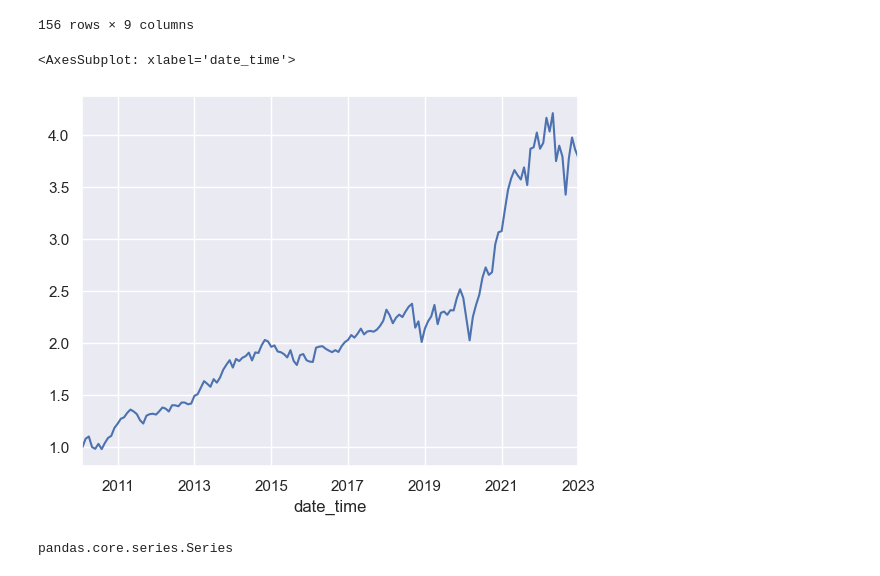
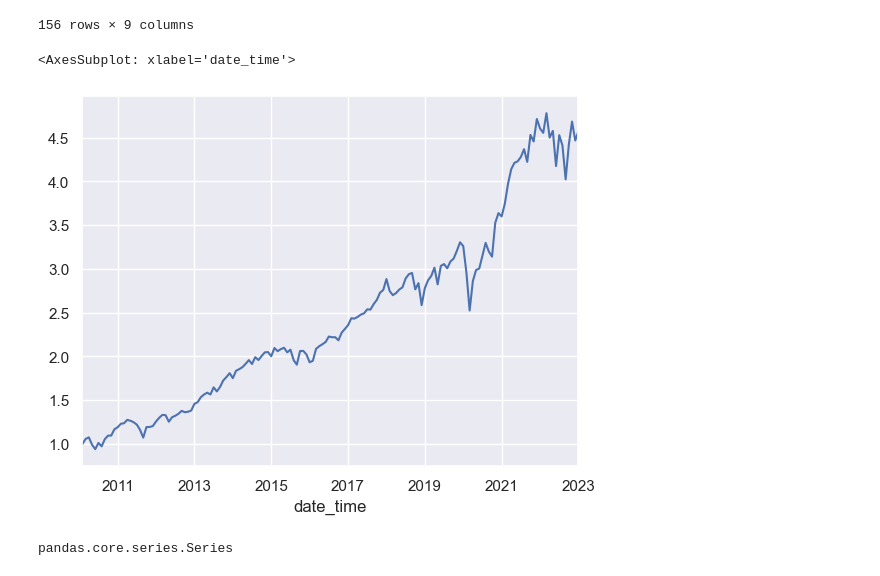
Before and after one commit to cswcjt/Quant-Project, a Jupyter notebook: quant/test_ts.ipynb, the cells around one changed output. Drawn from its saved outputs; the diff is of its cells as text; code cells hidden in the pictures.

```diff
--- a/quant/test_ts.ipynb
+++ b/quant/test_ts.ipynb
@@ -103,17 +103,17 @@ ew_weight = cs_weight.ew()
 ew_weight = ew_weight.fillna(0)
 # %%
 # 횡적 자산배분의 결과 확인
-port_val = calculate_portvals(price_df=price_universe, weight_df=ew_weight)
+port_val = calculate_portvals(price_df=price_universe, weight_df=beta_weight)
 port_val
 
 port_rets = get_daily_rets(port_val)
 port_rets
 
 port_cum_rets = get_cum_rets(port_rets)
 port_cum_rets.plot()
 # %% [output]
 <AxesSubplot: xlabel='date_time'>
-[figure, old version]
+[figure, new version]
 # %%
 # TimeSeries의 변수로 들어갈 포트폴리오 리턴을 만든다.
 def port_val(weight_df, rebal_price_df):
```
Also changed, not shown: parts of 14 cells of this notebook.
